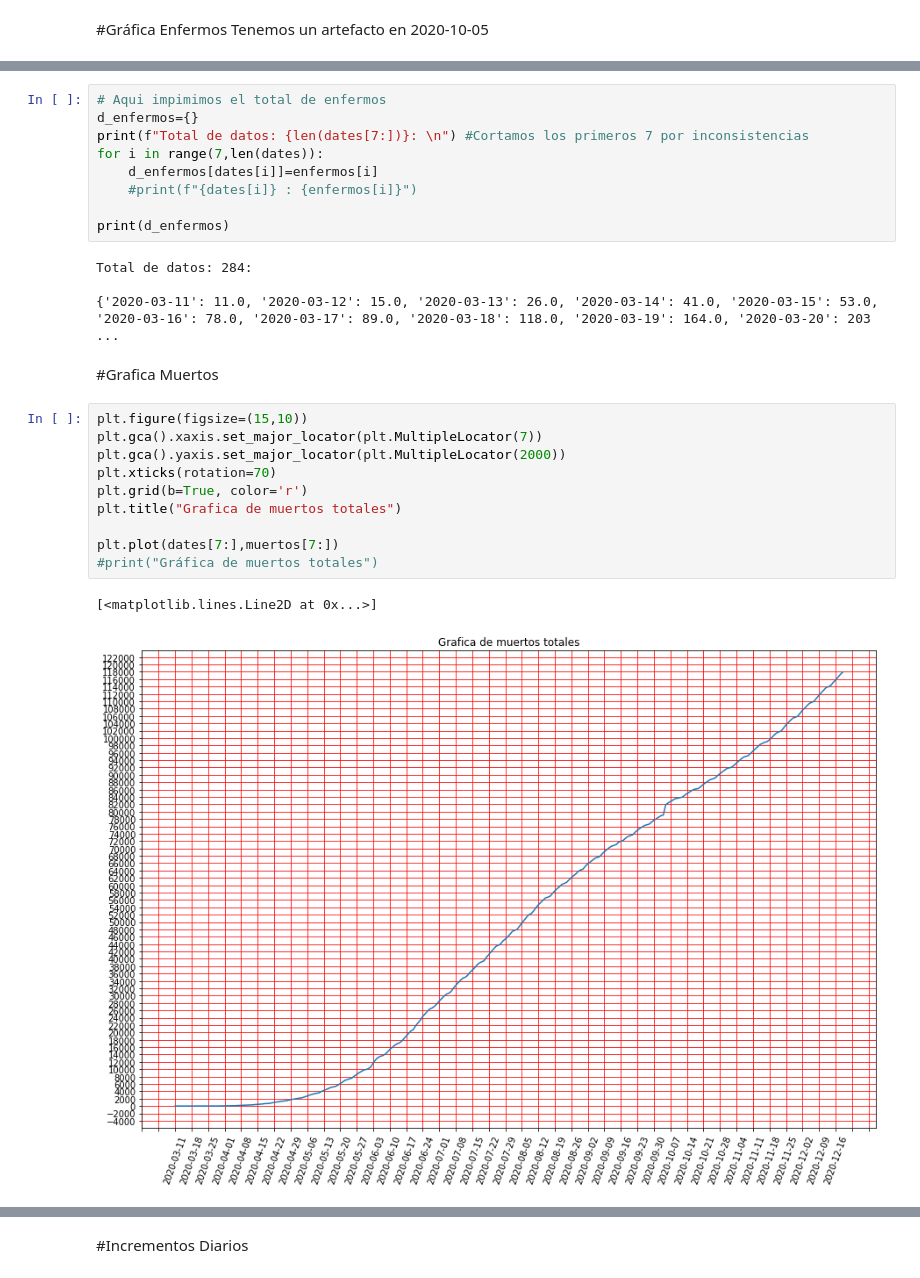
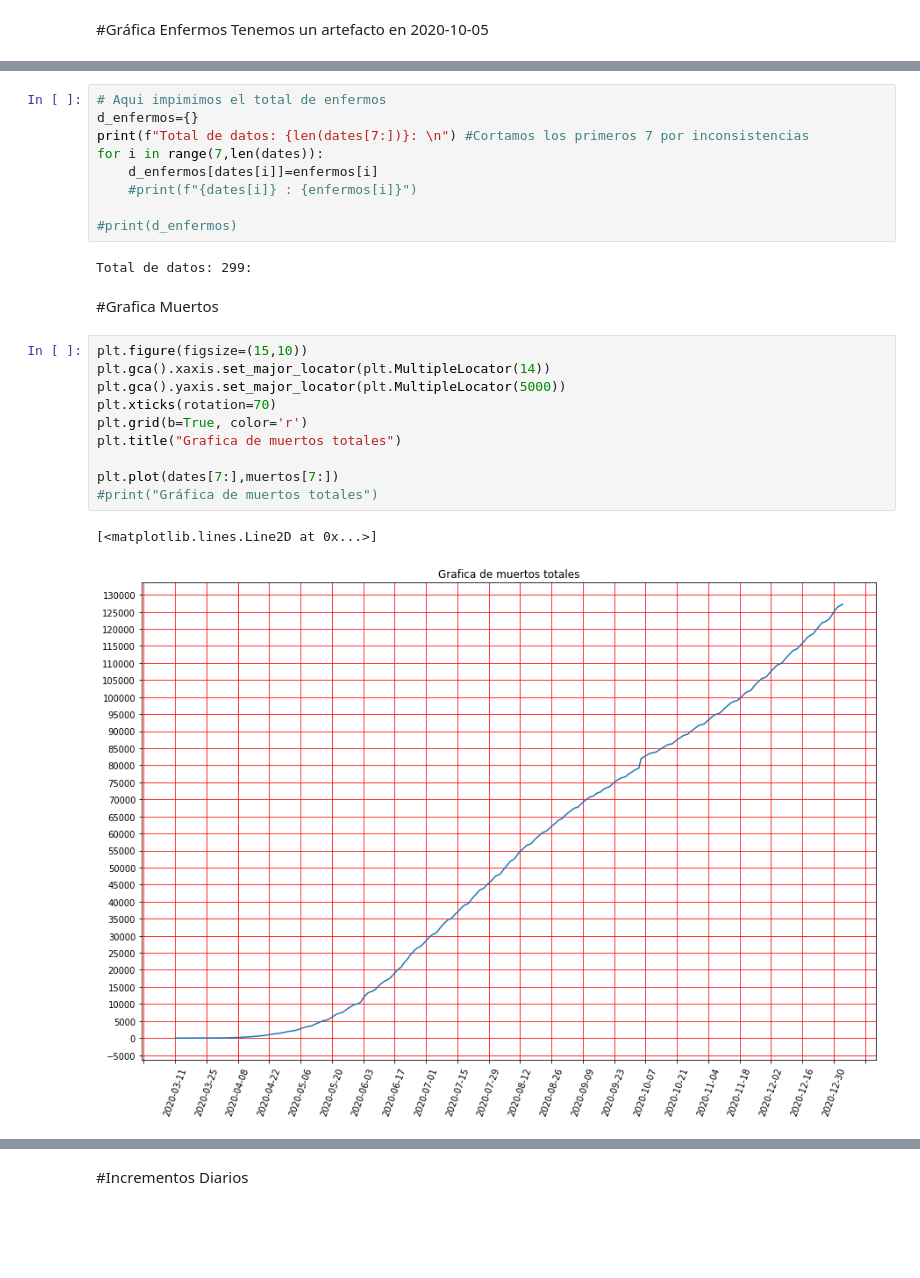
Before and after one commit to h3xt0r/covid19, a Jupyter notebook: covid19Mexico2.ipynb, the cells around one changed output, grey strips where cells are left out. Cells and saved outputs as stored; diff of their text form; blank space fills up the shorter version.

```diff
--- a/covid19Mexico2.ipynb
+++ b/covid19Mexico2.ipynb
@@ -104,26 +104,24 @@ for i in range(7,len(dates)):
     d_enfermos[dates[i]]=enfermos[i]
     #print(f"{dates[i]} : {enfermos[i]}")
 
-print(d_enfermos)
+#print(d_enfermos)
 # %% [output]
-Total de datos: 284:
-
-{'2020-03-11': 11.0, '2020-03-12': 15.0, '2020-03-13': 26.0, '2020-03-14': 41.0, '2020-03-15': 53.0, '2020-03-16': 78.0, '2020-03-17': 89.0, '2020-03-18': 118.0, '2020-03-19': 164.0, '2020-03-20': 203 ...
+Total de datos: 299:
 # %% [markdown]
 #Grafica Muertos
 # %%
 plt.figure(figsize=(15,10))
-plt.gca().xaxis.set_major_locator(plt.MultipleLocator(7))
-plt.gca().yaxis.set_major_locator(plt.MultipleLocator(2000))
+plt.gca().xaxis.set_major_locator(plt.MultipleLocator(14))
+plt.gca().yaxis.set_major_locator(plt.MultipleLocator(5000))
 plt.xticks(rotation=70)
 plt.grid(b=True, color='r')
 plt.title("Grafica de muertos totales")
 
 plt.plot(dates[7:],muertos[7:])
 #print("Gráfica de muertos totales")
 # %% [output]
 [<matplotlib.lines.Line2D at 0x...>]
-[figure, old version]
+[figure, new version]
 # %%
 
 #Ahora impimimos El numero de muertos totales
```
Also changed, not shown: parts of 15 cells of this notebook, 4 other files.
